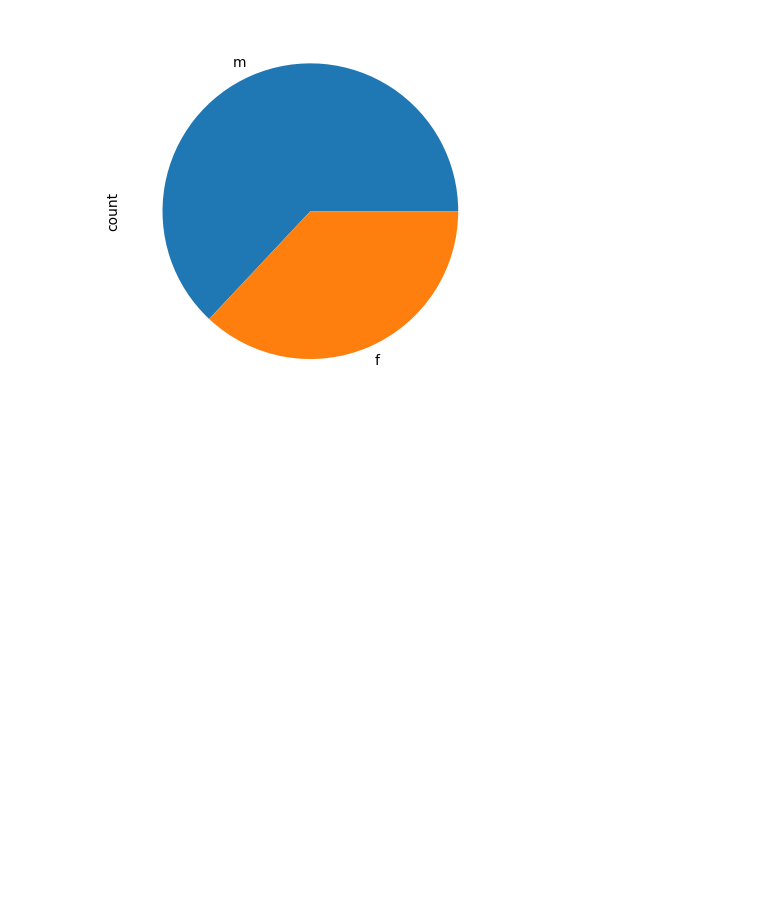
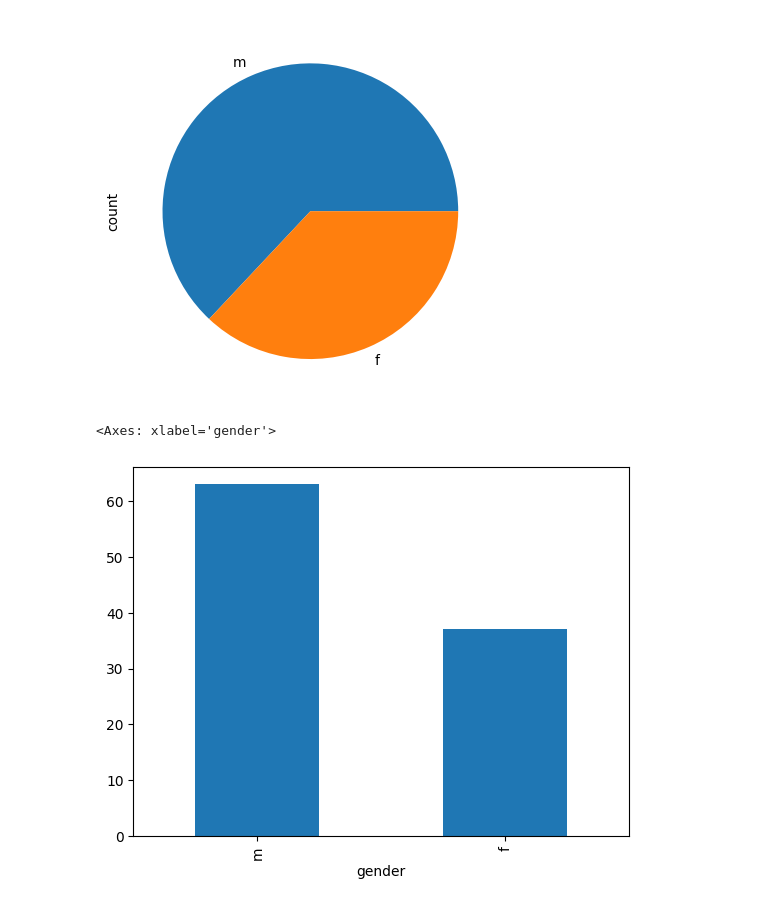
Before and after one commit to abhishekmorya1/DataScience, a Jupyter notebook: Prime/Pandas/pandas2.ipynb, the cells around one changed output. Saved outputs shown, nothing was run; the diff lists cells and outputs as text; code cells hidden in the pictures; blank space fills up the shorter version.

```diff
--- a/Prime/Pandas/pandas2.ipynb
+++ b/Prime/Pandas/pandas2.ipynb
@@ -610,3 +610,8 @@ df["gender"].value_counts().plot(kind="pie")
 # %% [output]
 <Axes: ylabel='count'>
 [figure]
+# %%
+df["gender"].value_counts().plot(kind="bar")
+# %% [output]
+<Axes: xlabel='gender'>
+[figure, added]
```
Also changed, not shown: parts of 7 cells of this notebook, 3 other files.
